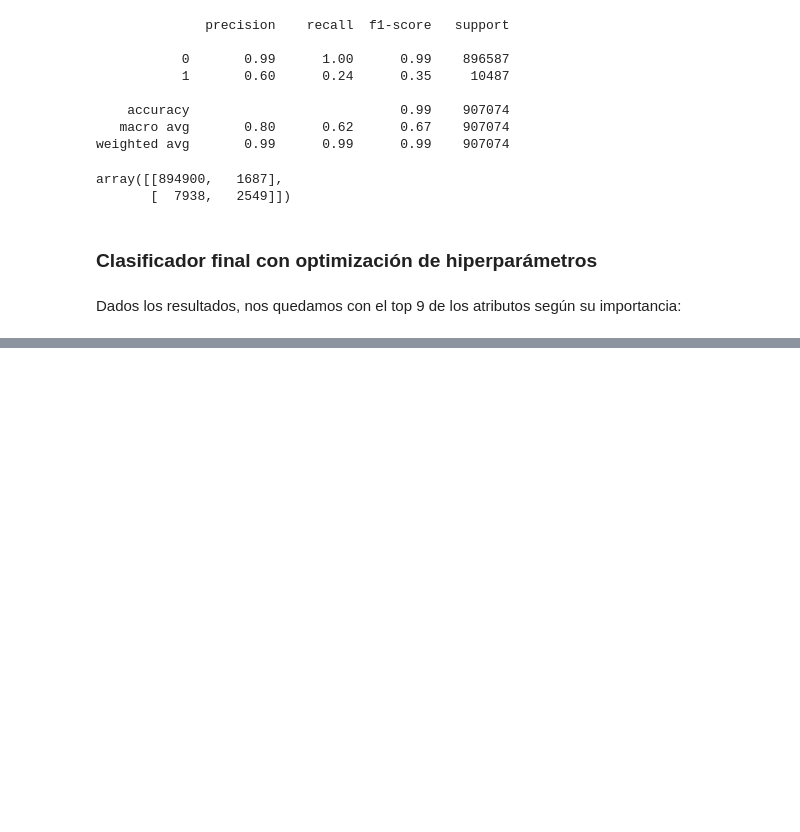
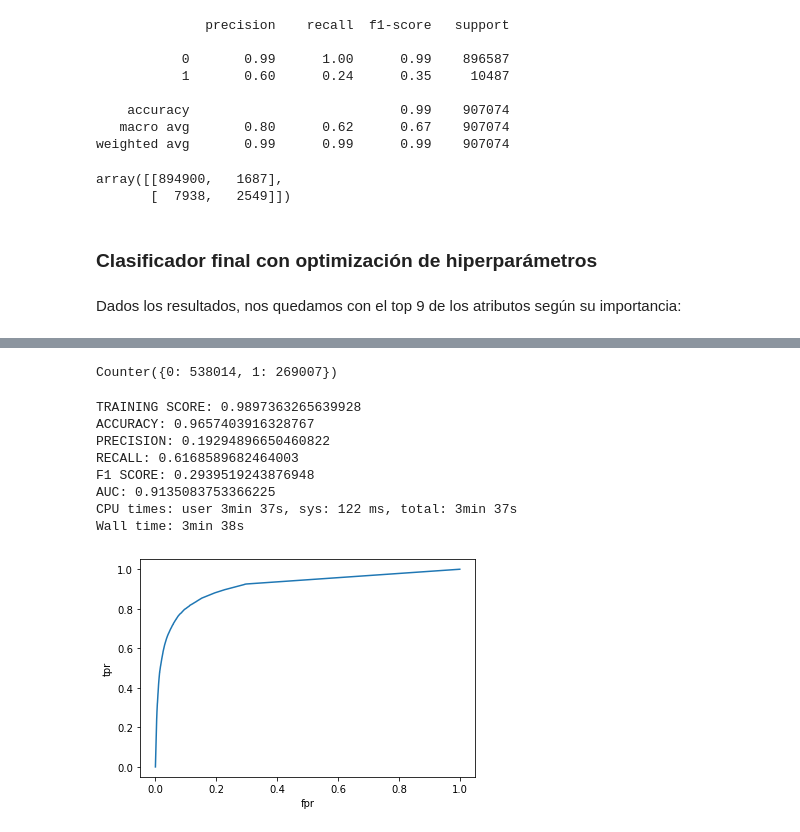
Before and after one commit to Laurajmoreno/ML_and_CRO, a Jupyter notebook: 11_RANDOM_FOREST_FINALMODEL_FRONTEND.ipynb, the cells around one changed output, grey strips where cells are left out. Saved outputs shown, nothing was run; the diff lists cells and outputs as text; code cells hidden in the pictures; blank space fills up the shorter version.

```diff
--- a/11_RANDOM_FOREST_FINALMODEL_FRONTEND.ipynb
+++ b/11_RANDOM_FOREST_FINALMODEL_FRONTEND.ipynb
@@ -1272,0 +1578,5 @@ plt.ylabel('tpr')
+# %%
+%%time
+
+X_train_transf = pipeline.fit_transform(X_train,y_train)
+X_test_transf = pipeline.transform(X_test)
@@ -1272,0 +1694,7 @@ plt.ylabel('tpr')
+# %%
+%%time
+
+oversample = SMOTE(sampling_strategy=0.1)
+X_train_featsel_over, y_train_over = oversample.fit_resample(X_train_final,y_train)
+counter=Counter(y_train_over)
+print(counter)
@@ -1272,0 +1705,22 @@ plt.ylabel('tpr')
+# %%
+undersample = RandomUnderSampler(sampling_strategy=0.5)
+X_train_featsel_over_under, y_train_over_under = undersample.fit_resample(X_train_featsel_over, y_train_over)
+counter=Counter(y_train_over_under)
+print(counter)
+# %% [output]
+Counter({0: 538014, 1: 269007})
+# %%
+%%time
+
+clf = RandomForestClassifier(criterion='entropy', n_estimators=50, random_state=42)
+evaluate(clf,X_train_featsel_over_under, X_test_final, y_train_over_under, y_test)
+# %% [output]
+TRAINING SCORE: 0.9897363265639928
+ACCURACY: 0.9657403916328767
+PRECISION: 0.19294896650460822
+RECALL: 0.6168589682464003
+F1 SCORE: 0.2939519243876948
+AUC: 0.9135083753366225
+CPU times: user 3min 37s, sys: 122 ms, total: 3min 37s
+Wall time: 3min 38s
+[figure, added]
```
Also changed, not shown: parts of 85 cells of this notebook, 1 other file.
